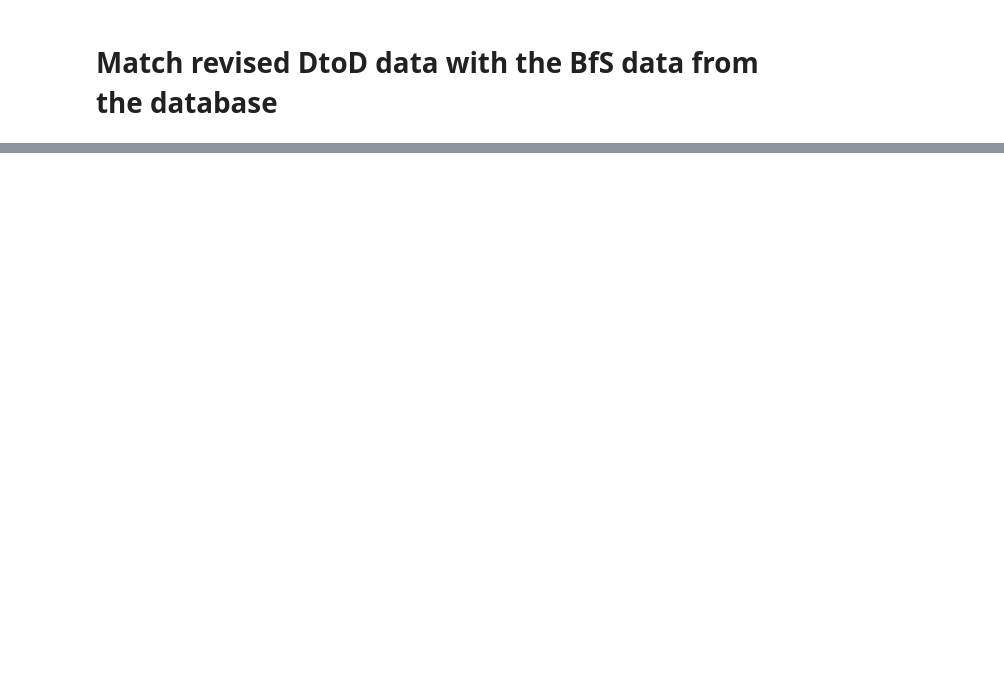
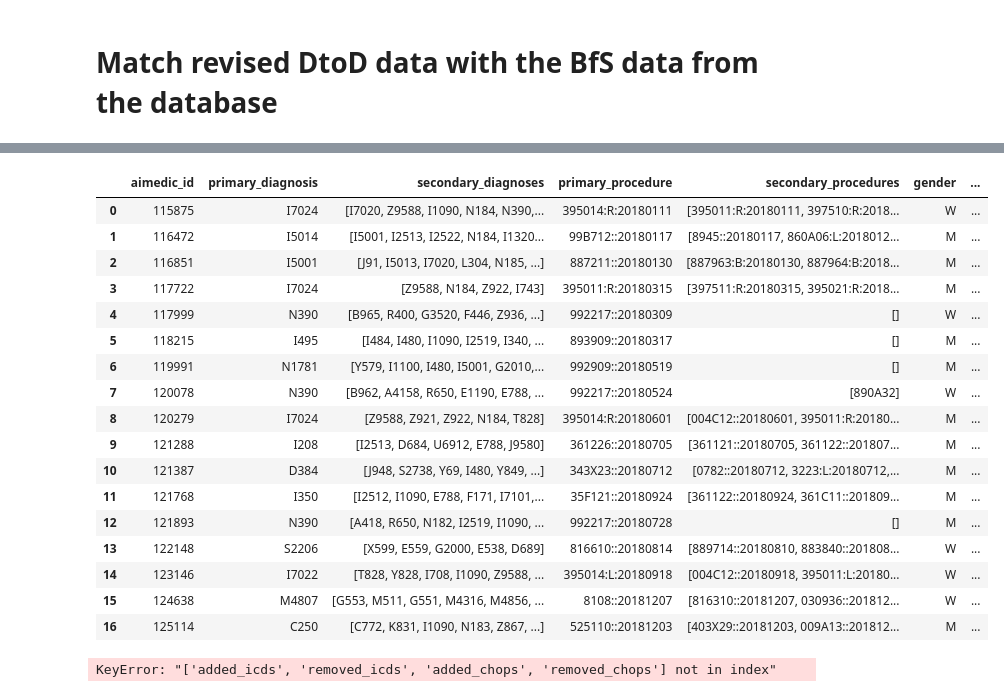
Before and after one commit to anschauf/code-scout-python, a Jupyter notebook: src/revised_case_normalization/Hirslanden_Aarau_2018_normalization.ipynb, the cells around one changed output, grey strips where cells are left out. Saved outputs shown, nothing was run; the diff lists cells and outputs as text; code cells hidden in the pictures; blank space fills up the shorter version.

```diff
--- a/src/revised_case_normalization/Hirslanden_Aarau_2018_normalization.ipynb
+++ b/src/revised_case_normalization/Hirslanden_Aarau_2018_normalization.ipynb
@@ -128,0 +64,10 @@ print(grouper_result)
+# %%
+cols_to_join = list(VALIDATION_COLS)
+cols_to_join.remove(CASE_ID_COL)
+cols_to_join.append(NORM_CASE_ID_COL)
+# Ignore the patient ID in this dataset, because it is encrypted
+cols_to_join.remove(PATIENT_ID_COL)
+
+revised_cases, unmatched = revise(file_info, revised_cases_df, validation_cols=cols_to_join)
+revised_cases
+# %% [output]
@@ -128,0 +75,18 @@ print(grouper_result)
+|  | aimedic_id | primary_diagnosis | secondary_diagnoses | primary_procedure | secondary_procedures | gender | ... |
+| 0 | 115875 | I7024 | [I7020, Z9588, I1090, N184, N390,... | 395014:R:20180111 | [395011:R:20180111, 397510:R:2018... | W | ... |
+| 1 | 116472 | I5014 | [I5001, I2513, I2522, N184, I1320... | 99B712::20180117 | [8945::20180117, 860A06:L:2018012... | M | ... |
+| 2 | 116851 | I5001 | [J91, I5013, I7020, L304, N185, ...] | 887211::20180130 | [887963:B:20180130, 887964:B:2018... | M | ... |
+| 3 | 117722 | I7024 | [Z9588, N184, Z922, I743] | 395011:R:20180315 | [397511:R:20180315, 395021:R:2018... | M | ... |
+| 4 | 117999 | N390 | [B965, R400, G3520, F446, Z936, ...] | 992217::20180309 | [] | W | ... |
+| 5 | 118215 | I495 | [I484, I480, I1090, I2519, I340, ... | 893909::20180317 | [] | M | ... |
+| 6 | 119991 | N1781 | [Y579, I1100, I480, I5001, G2010,... | 992909::20180519 | [] | M | ... |
+| 7 | 120078 | N390 | [B962, A4158, R650, E1190, E788, ... | 992217::20180524 | [890A32] | W | ... |
+| 8 | 120279 | I7024 | [Z9588, Z921, Z922, N184, T828] | 395014:R:20180601 | [004C12::20180601, 395011:R:20180... | M | ... |
+| 9 | 121288 | I208 | [I2513, D684, U6912, E788, J9580] | 361226::20180705 | [361121::20180705, 361122::201807... | M | ... |
+| 10 | 121387 | D384 | [J948, S2738, Y69, I480, Y849, ...] | 343X23::20180712 | [0782::20180712, 3223:L:20180712,... | M | ... |
+| 11 | 121768 | I350 | [I2512, I1090, E788, F171, I7101,... | 35F121::20180924 | [361122::20180924, 361C11::201809... | M | ... |
+| 12 | 121893 | N390 | [A418, R650, N182, I2519, I1090, ... | 992217::20180728 | [] | M | ... |
+| 13 | 122148 | S2206 | [X599, E559, G2000, E538, D689] | 816610::20180814 | [889714::20180810, 883840::201808... | W | ... |
+| 14 | 123146 | I7022 | [T828, Y828, I708, I1090, Z9588, ... | 395014:L:20180918 | [004C12::20180918, 395011:L:20180... | W | ... |
+| 15 | 124638 | M4807 | [G553, M511, G551, M4316, M4856, ... | 8108::20181207 | [816310::20181207, 030936::201812... | W | ... |
+| 16 | 125114 | C250 | [C772, K831, I1090, N183, Z867, ...] | 525110::20181203 | [403X29::20181203, 009A13::201812... | M | ... |
@@ -128,0 +96,4 @@ print(grouper_result)
+# %%
+revisions_update, diagnoses_update, procedures_update = group(revised_cases)
+# %% [output]
+KeyError: "['added_icds', 'removed_icds', 'added_chops', 'removed_chops'] not in index"
```
Also changed, not shown: parts of 14 cells of this notebook, 15 other files.
